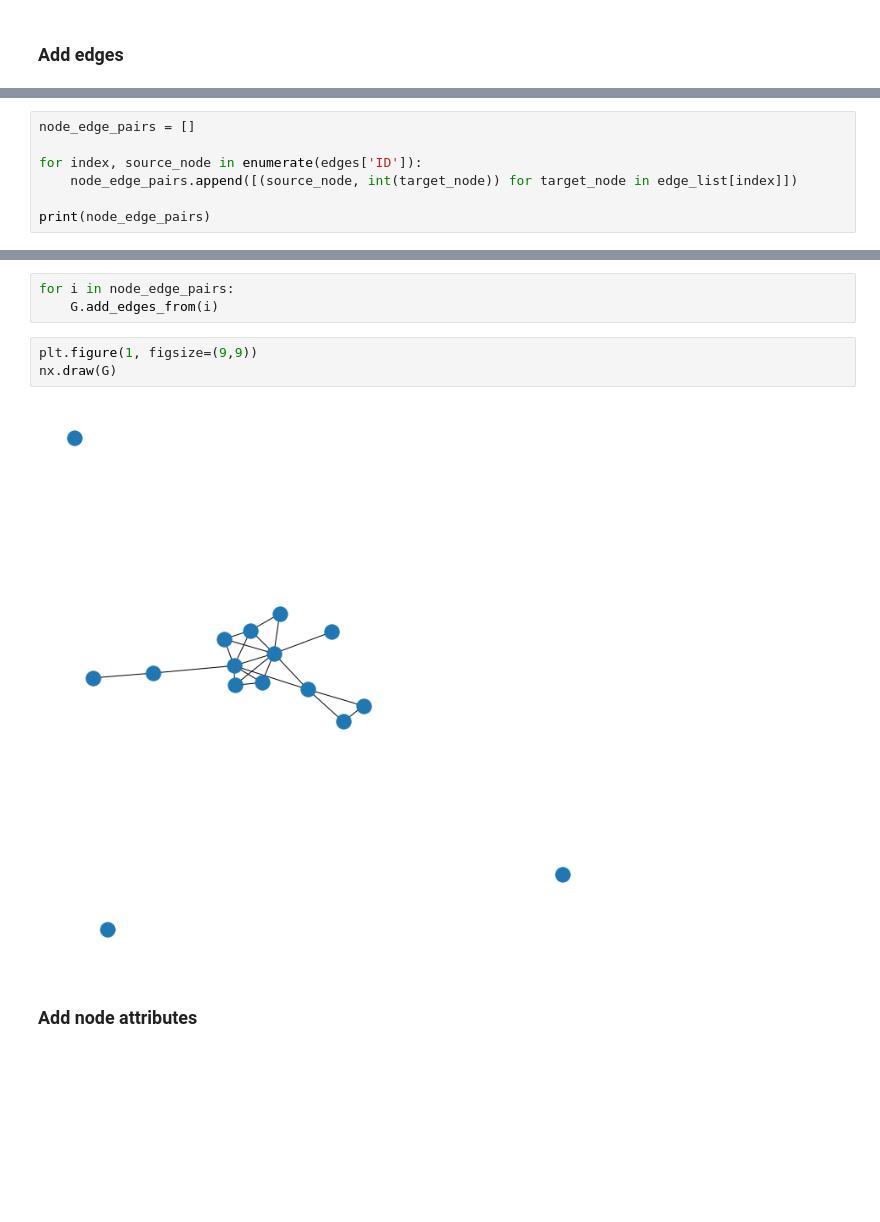
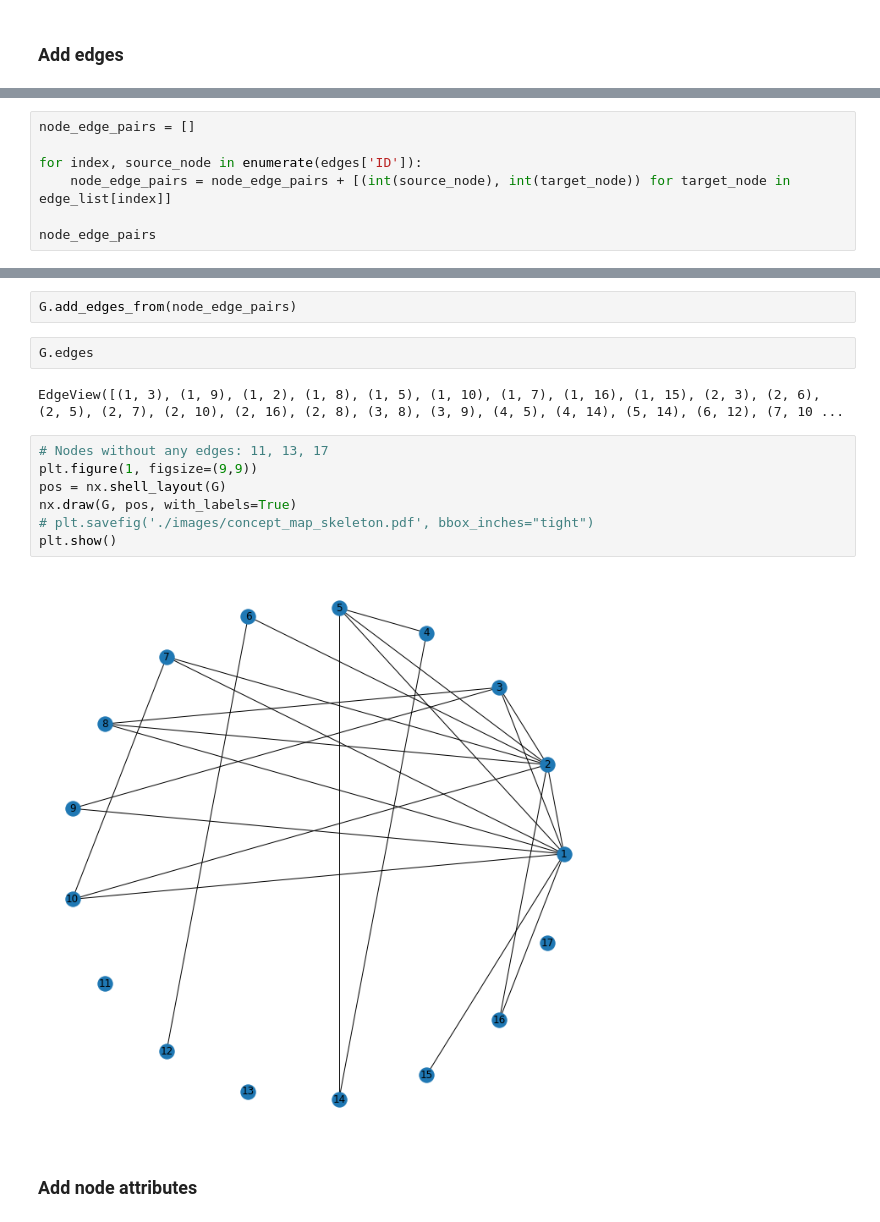
Before and after one commit to sakoki/water_q_project, a Jupyter notebook: analysis.ipynb, the cells around one changed output, grey strips where cells are left out. Saved outputs shown, nothing was run; the diff lists cells and outputs as text; blank space fills up the shorter version.

```diff
--- a/analysis.ipynb
+++ b/analysis.ipynb
@@ -429,7 +425,7 @@ print(edge_list)
 node_edge_pairs = []
 
 for index, source_node in enumerate(edges['ID']):
-    node_edge_pairs.append([(source_node, int(target_node)) for target_node in edge_list[index]])
+    node_edge_pairs = node_edge_pairs + [(int(source_node), int(target_node)) for target_node in edge_list[index]]
 
-print(node_edge_pairs)
+node_edge_pairs
 # %% [output]
@@ -437,11 +449,18 @@ print(node_edge_pairs)
-# %%
-for i in node_edge_pairs:
-    G.add_edges_from(i)
-# %%
-plt.figure(1, figsize=(9,9))
-nx.draw(G)
-# %% [output]
-[figure, removed]
+# %%
+G.add_edges_from(node_edge_pairs)
+# %%
+G.edges
+# %% [output]
+EdgeView([(1, 3), (1, 9), (1, 2), (1, 8), (1, 5), (1, 10), (1, 7), (1, 16), (1, 15), (2, 3), (2, 6), (2, 5), (2, 7), (2, 10), (2, 16), (2, 8), (3, 8), (3, 9), (4, 5), (4, 14), (5, 14), (6, 12), (7, 10 ...
+# %%
+# Nodes without any edges: 11, 13, 17
+plt.figure(1, figsize=(9,9))
+pos = nx.shell_layout(G)
+nx.draw(G, pos, with_labels=True)
+# plt.savefig('./images/concept_map_skeleton.pdf', bbox_inches="tight")
+plt.show()
+# %% [output]
+[figure, added]
 # %% [markdown]
 ### Add node attributes
 # %%
```
Also changed, not shown: parts of 26 cells of this notebook.
